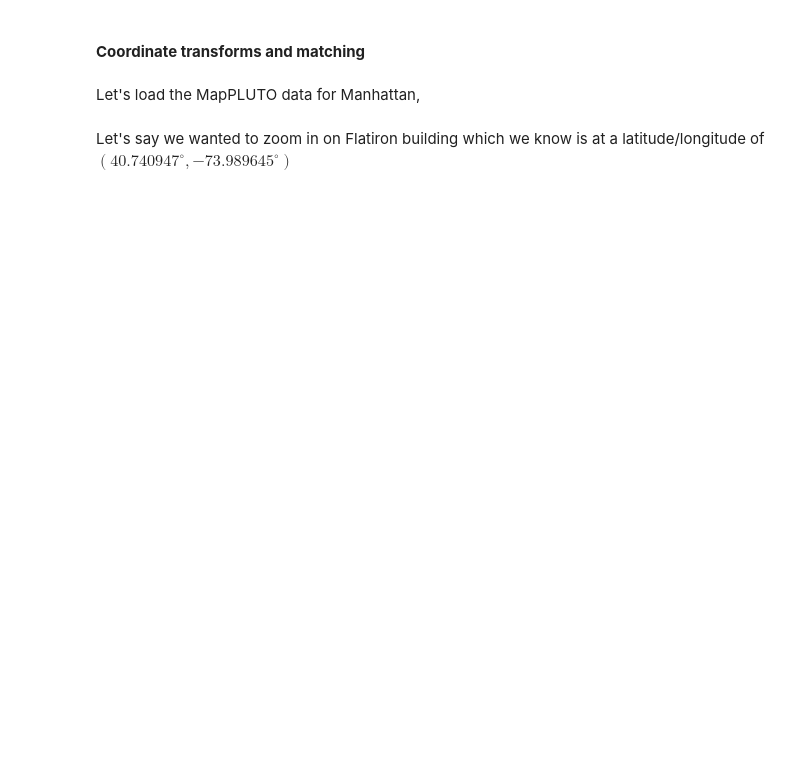
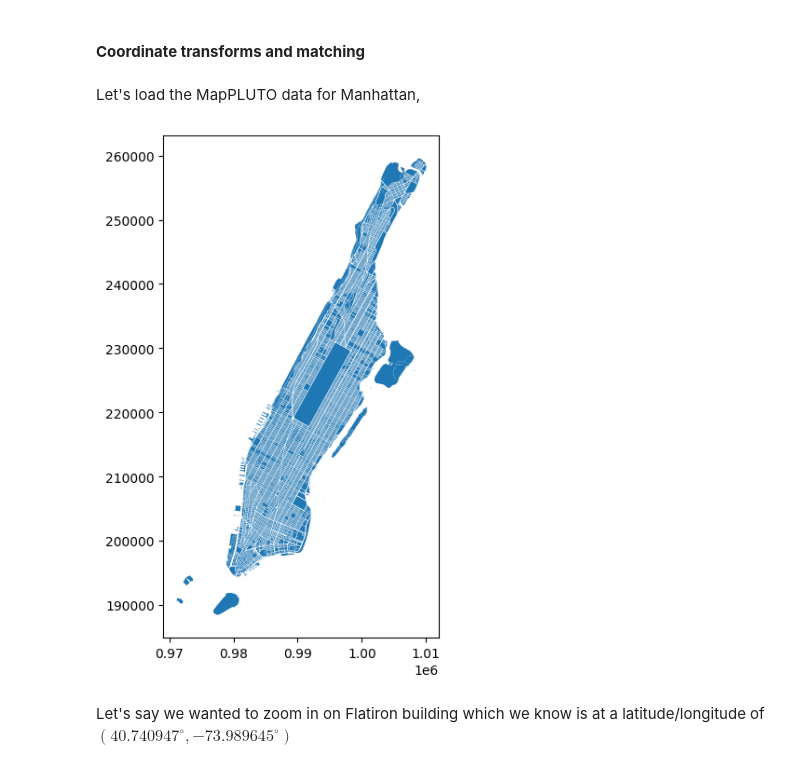
Before and after one commit to ReidelVichot/DSTEP23, a Jupyter notebook: week_8/dstep23_geospatial_intro_part2.ipynb, the cells around one changed output. Saved outputs shown, nothing was run; the diff lists cells and outputs as text; code cells hidden in the pictures; blank space fills up the shorter version.

```diff
--- a/week_8/dstep23_geospatial_intro_part2.ipynb
+++ b/week_8/dstep23_geospatial_intro_part2.ipynb
@@ -120,3 +256,10 @@ mnpl = gp.read_file(mname)
+# %%
+# -- plot the shapes
+fig, ax = plt.subplots(figsize=(5,7))
+mnpl.plot(ax=ax)
+fig.show()
+# %% [output]
+[figure, added]
 # %% [markdown]
 Let's say we wanted to zoom in on Flatiron building which we know is at a latitude/longitude of $(40.740947^\circ, -73.989645^\circ)$
 # %%
```
Also changed, not shown: parts of 25 cells of this notebook.
